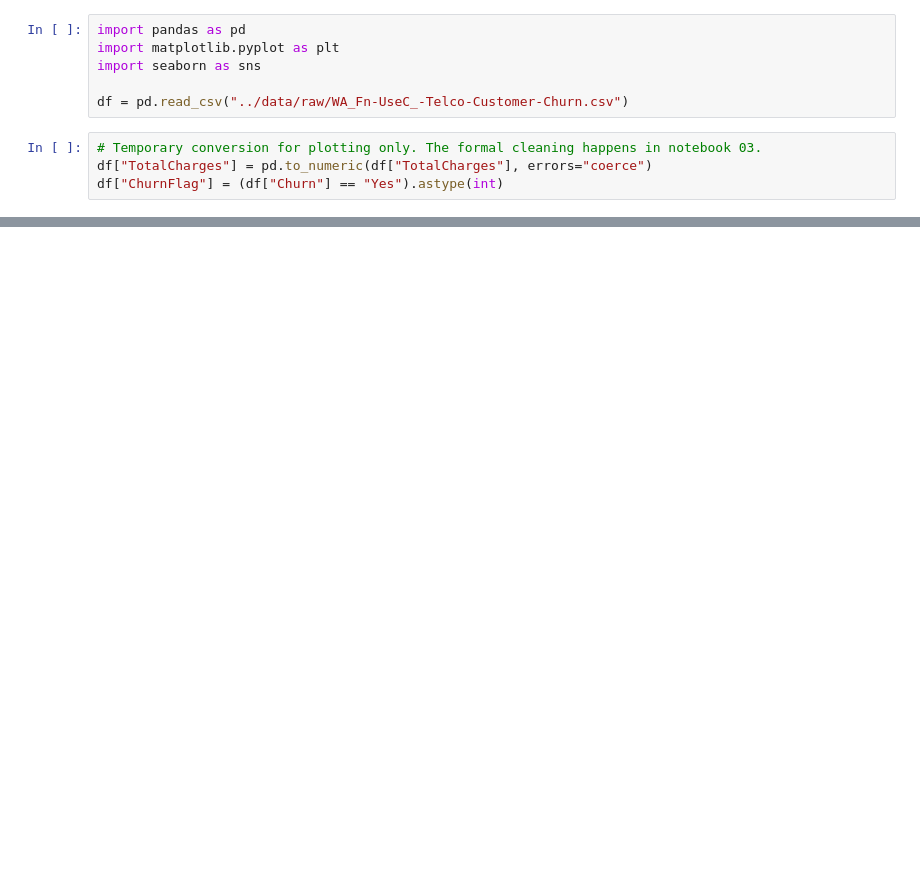
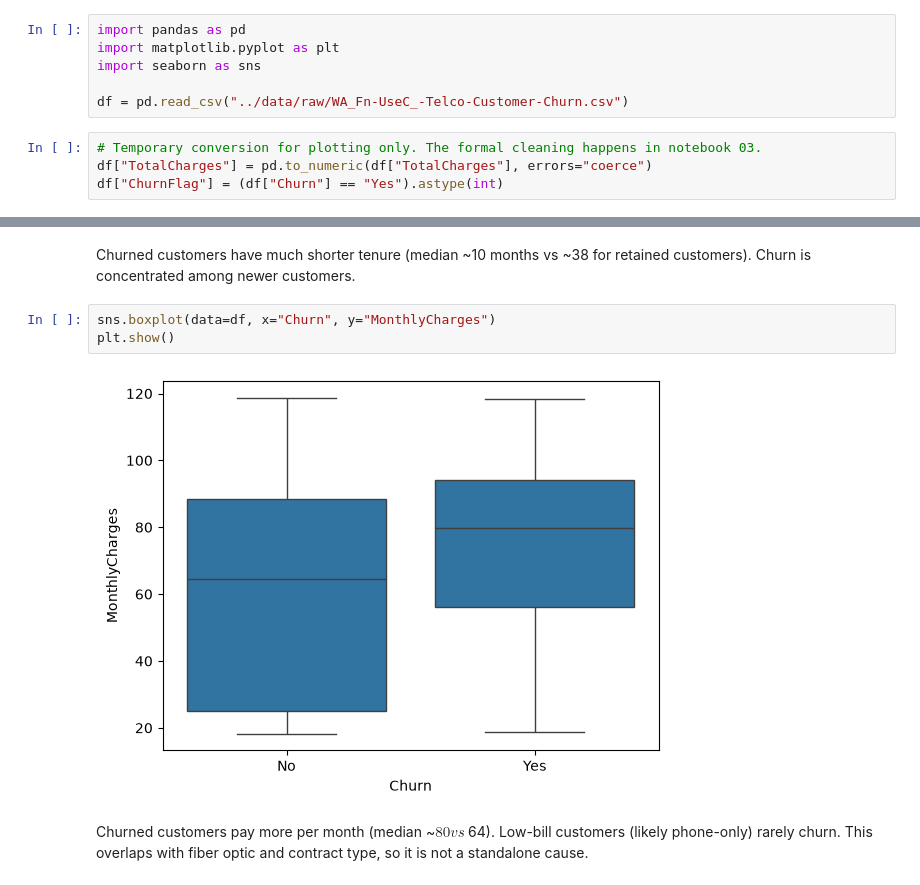
Before and after one commit to Rgmoogachiri/telco-churn-prediction, a Jupyter notebook: notebooks/02_EDA.ipynb, the cells around one changed output, grey strips where cells are left out. Cells and saved outputs as stored; diff of their text form; blank space fills up the shorter version.

```diff
--- a/notebooks/02_EDA.ipynb
+++ b/notebooks/02_EDA.ipynb
@@ -22,0 +89,9 @@ Name: ChurnFlag, dtype: float64
+# %% [markdown]
+Churned customers have much shorter tenure (median ~10 months vs ~38 for retained customers). Churn is concentrated among newer customers.
+# %%
+sns.boxplot(data=df, x="Churn", y="MonthlyCharges")
+plt.show()
+# %% [output]
+[figure, added]
+# %% [markdown]
+Churned customers pay more per month (median ~$80 vs ~$64). Low-bill customers (likely phone-only) rarely churn. This overlaps with fiber optic and contract type, so it is not a standalone cause.
```
Also changed, not shown: parts of 18 cells of this notebook.
